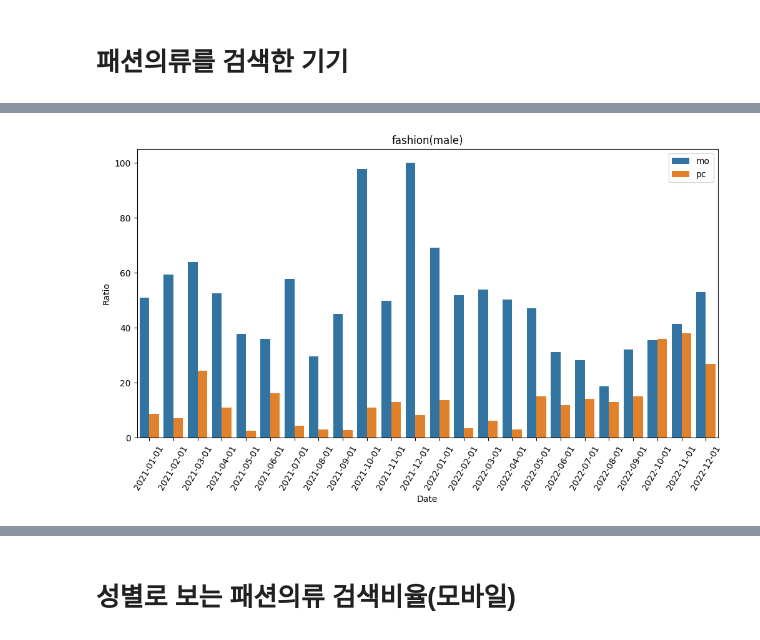
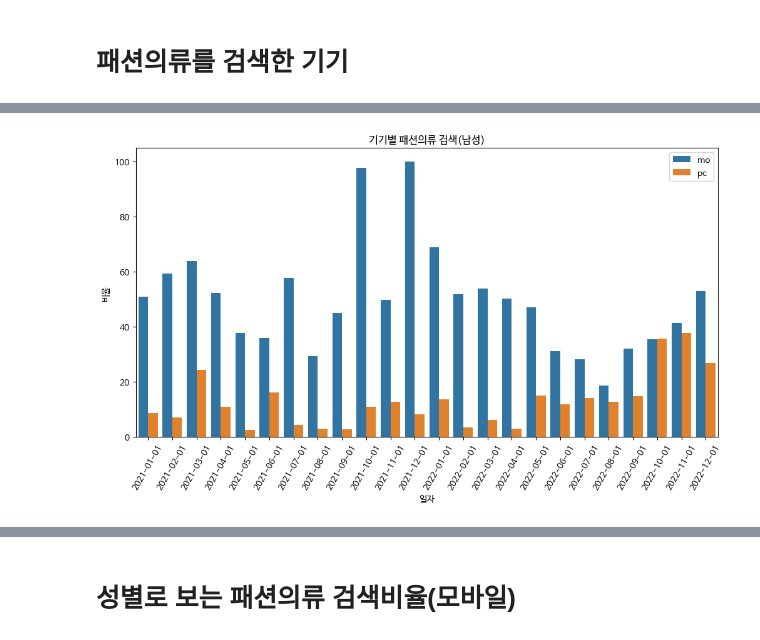
Before and after one commit to yskim1230/AIB_Section2-PJT_Modeling-Plan, a Jupyter notebook: Section2_Project_EDA.ipynb, the cells around one changed output, grey strips where cells are left out. Drawn from its saved outputs; the diff is of its cells as text; code cells hidden in the pictures.

```diff
--- a/Section2_Project_EDA.ipynb
+++ b/Section2_Project_EDA.ipynb
@@ -45,8 +44,8 @@ import re
 /root/.fontconfig: not cleaning non-existent cache directory
 fc-cache: succeeded
 # %%
-import matplotlib.pyplot as plt
-plt.rc('font', family='AppleGothic')
+import matplotlib.pyplot as plt # 맷플롯립 import 하기
+plt.rcParams['font.family'] = 'NanumBarunGothic' # 나눔바른고딕 적용하기
 # %% [markdown]
 # 패션의류를 검색한 기기
 # %%
@@ -95,15 +94,12 @@ fig, ax = plt.subplots(figsize=(12, 6))
 sns.barplot(data=df_mdevice, x='period', y='ratio', hue='group', ax=ax)
 
 # x, y축 라벨링
-ax.set_xlabel('Date')
-ax.set_ylabel('Ratio')
+ax.set_xlabel('일자')
+ax.set_ylabel('비율')
 plt.xticks(rotation=60)
-# 한글 폰트 설정
-font_path = 'C:/Windows/Fonts/NanumGothic.ttf'
-fontprop = fm.FontProperties(fname=font_path, size=12)
 
 # 그래프 제목 설정
-title = 'fashion(male)'
+title = '기기별 패션의류 검색(남성)'
 ax.set_title(title)
 
 # 범례 설정
@@ -131,4 +110,4 @@ WARNING:matplotlib.font_manager:findfont: Font family 'NanumBarunGothic' not fou
-[figure, old version]
+[figure, new version]
 # %%
 
 # 네이버 Open API 인증 정보
```
Also changed, not shown: parts of 7 cells of this notebook.
